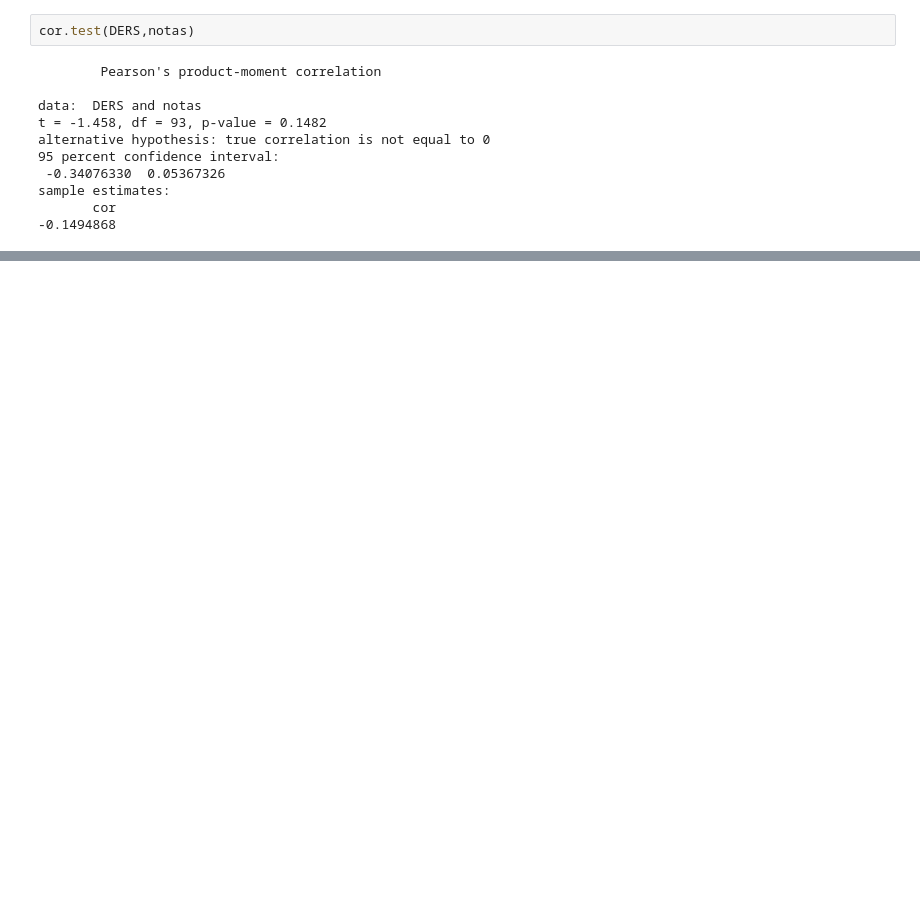
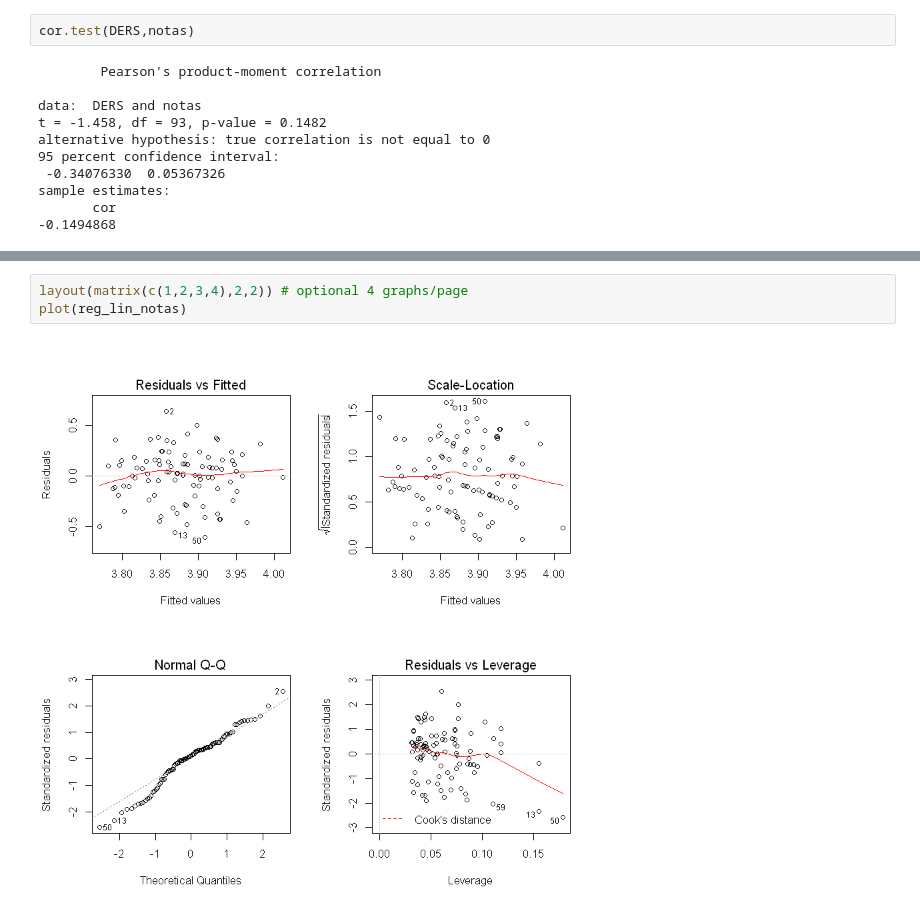
Before and after one commit to Yagwar/Proyectos, a Jupyter notebook: Analisis Mónica Montaño.ipynb, the cells around one changed output, grey strips where cells are left out. Saved outputs shown, nothing was run; the diff lists cells and outputs as text; blank space fills up the shorter version.

```diff
--- a/Analisis Mónica Montaño.ipynb
+++ b/Analisis Mónica Montaño.ipynb
@@ -60,0 +164,5 @@ lines(density(notas[datos$Sexo=="M"]), col="green")
+# %%
+layout(matrix(c(1,2,3,4),2,2)) # optional 4 graphs/page
+plot(reg_lin_notas)
+# %% [output]
+[figure, added]
```
Also changed, not shown: parts of 27 cells of this notebook.
